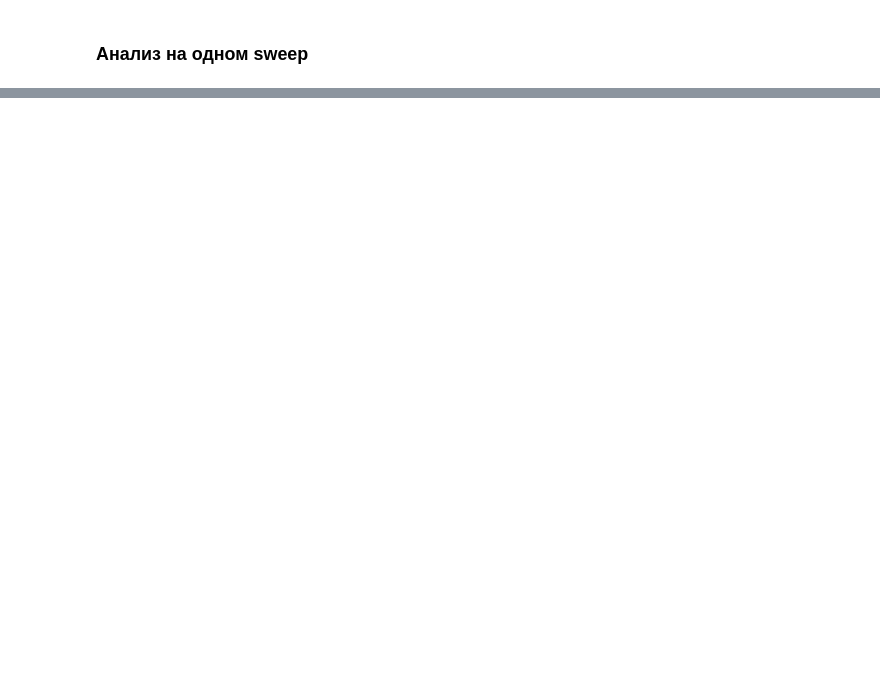
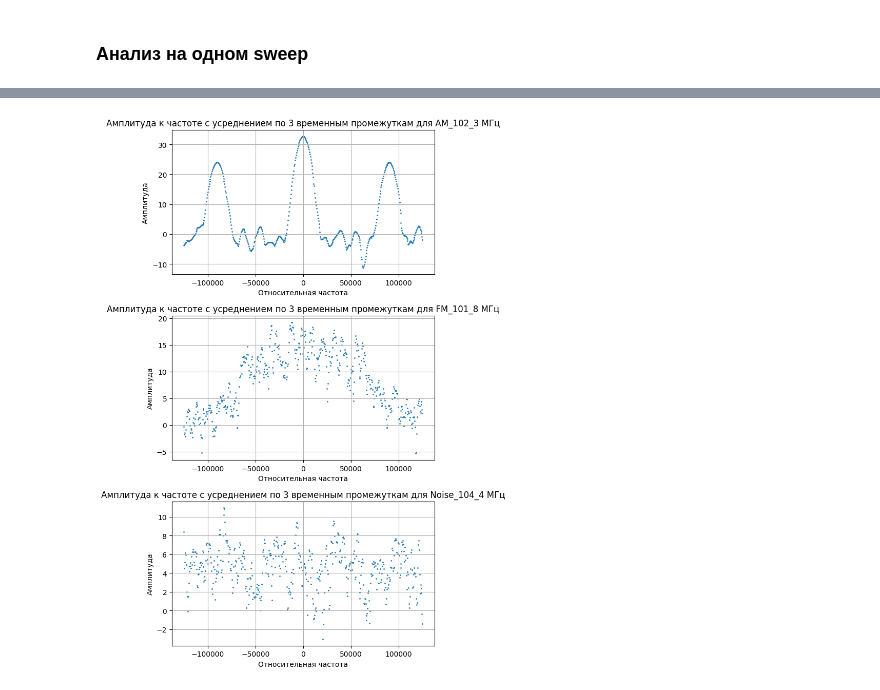
Before and after one commit to Mister-0-Zero/classification-of-signals, a Jupyter notebook: research.ipynb, the cells around one changed output, grey strips where cells are left out. Cells and saved outputs as stored; diff of their text form; code cells hidden in the pictures; blank space fills up the shorter version.

```diff
--- a/research.ipynb
+++ b/research.ipynb
@@ -160,0 +82,33 @@ Error:
+# %%
+kol_sweep = 3
+am_sample = "AM_102_3"
+fm_sample = "FM_101_8"
+noise_sample = "Noise_104_4"
+
+params = [
+    {
+        "sample_group_name" : am_sample,
+        "sweep_idx": kol_sweep,
+        "title": f"Амплитуда к частоте с усреднением по {kol_sweep} временным промежуткам для {am_sample} МГц",
+        "ylabel": "Амплитуда",
+        "xlabel": "Относительная частота"
+    },
+    {
+        "sample_group_name" : fm_sample,
+        "sweep_idx": kol_sweep,
+        "title": f"Амплитуда к частоте с усреднением по {kol_sweep} временным промежуткам для {fm_sample} МГц",
+        "ylabel": "Амплитуда",
+        "xlabel": "Относительная частота"
+    },
+    {
+        "sample_group_name" : noise_sample,
+        "sweep_idx": kol_sweep,
+        "title": f"Амплитуда к частоте с усреднением по {kol_sweep} временным промежуткам для {noise_sample} МГц",
+        "ylabel": "Амплитуда",
+        "xlabel": "Относительная частота"
+    }
+]
+
+plotSpectrogramm(df, params)
+# %% [output]
+[figure, added]
```
Also changed, not shown: parts of 22 cells of this notebook, 2 other files.
